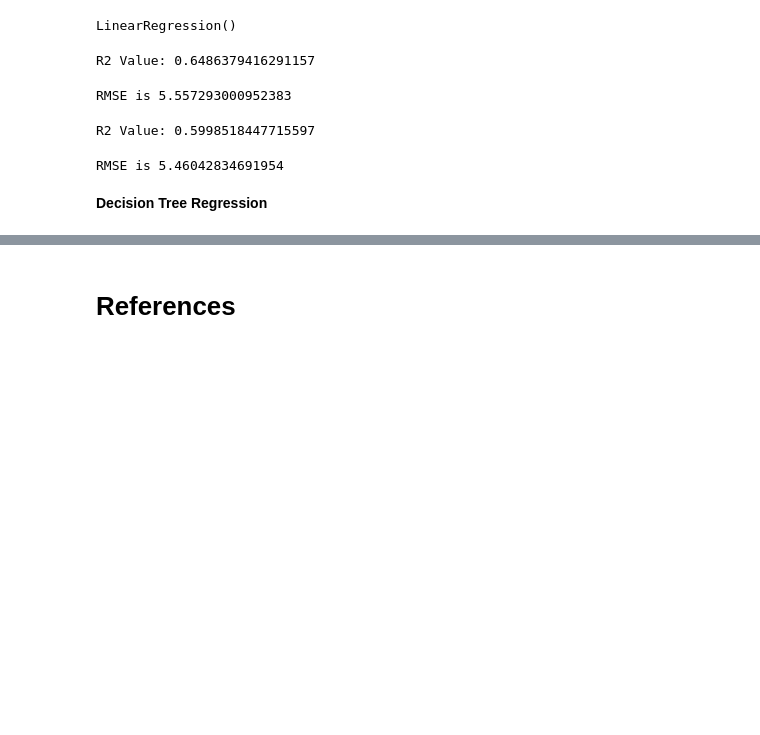
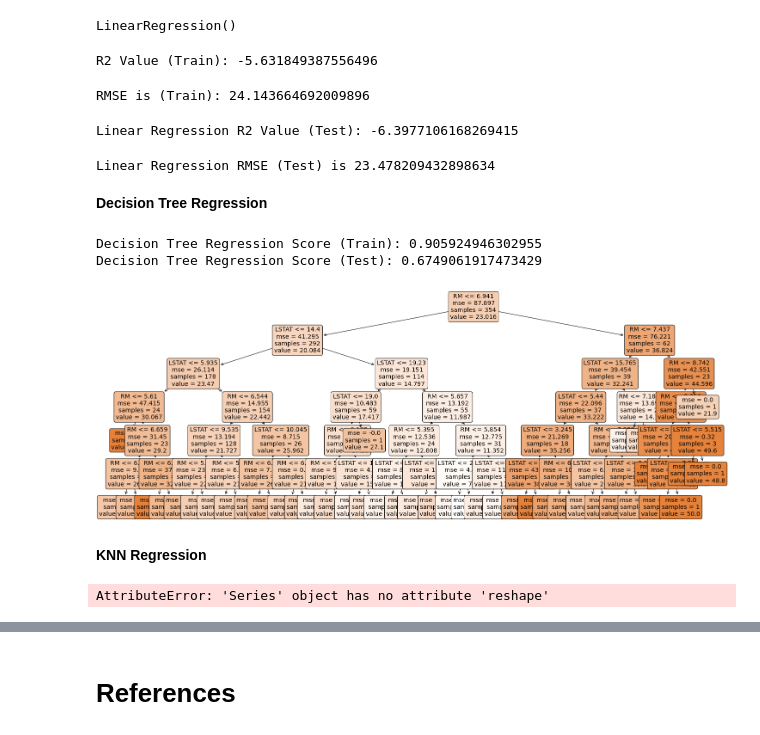
Before and after one commit to SharonNicG/52954-Machine-Learning-and-Statistics, a Jupyter notebook: scikit-learn.ipynb, the cells around one changed output, grey strips where cells are left out. Saved outputs shown, nothing was run; the diff lists cells and outputs as text; code cells hidden in the pictures; blank space fills up the shorter version.

Commit message:
Added alternate approaches to regressions

```diff
--- a/scikit-learn.ipynb
+++ b/scikit-learn.ipynb
@@ -512,25 +529,52 @@ LinearRegression()
 # Measuring Goodness of fit in Training data
 y_train_predict = lin_model.predict(X_train)
 r2 = metrics.r2_score(Y_train, y_train_predict)
-print('R2 Value:',metrics.r2_score(Y_train, y_train_predict))
+print('R2 Value (Train):',metrics.r2_score(Y_train, y_train_predict))
 # %% [output]
-R2 Value: 0.6486379416291157
+R2 Value (Train): -5.631849387556496
 # %%
 rmse = (np.sqrt(mean_squared_error(Y_train, y_train_predict)))
-print('RMSE is {}'.format(rmse))
+print("RMSE is (Train): {}". format(rmse))
 # %% [output]
-RMSE is 5.557293000952383
+RMSE is (Train): 24.143664692009896
 # %%
 # Eavluating testing set
 y_test_predict = lin_model.predict(X_test)
 r2 = metrics.r2_score(Y_test, y_test_predict)
-print('R2 Value:',metrics.r2_score(Y_test, y_test_predict))
+print('Linear Regression R2 Value (Test):',metrics.r2_score(Y_test, y_test_predict))
 # %% [output]
-R2 Value: 0.5998518447715597
+Linear Regression R2 Value (Test): -6.3977106168269415
 # %%
 rmse = (np.sqrt(mean_squared_error(Y_test, y_test_predict)))
-print('RMSE is {}'.format(rmse))
+print('Linear Regression RMSE (Test) is {}'.format(rmse))
 # %% [output]
-RMSE is 5.46042834691954
+Linear Regression RMSE (Test) is 23.478209432898634
 # %% [markdown]
 **Decision Tree Regression**
+# %%
+X = pd.DataFrame(np.c_[dataset['LSTAT'], dataset['RM']], columns = ['LSTAT','RM'])
+Y = dataset['MEDV']
+test_size = 0.30
+seed = 42
+X_train, X_test, Y_train, Y_test = train_test_split(X, Y, test_size=test_size, random_state=seed)
+# %%
+regressor = DecisionTreeRegressor(max_depth=6)
+DT_reg = regressor.fit(X_train, Y_train)
+# %%
+print('Decision Tree Regression Score (Train):', DT_reg.score(X_train,Y_train))
+print('Decision Tree Regression Score (Test):', DT_reg.score(X_test,Y_test))
+# %% [output]
+Decision Tree Regression Score (Train): 0.905924946302955
+Decision Tree Regression Score (Test): 0.6749061917473429
+# %%
+plt.figure(figsize=(25,10))
+a = plot_tree(regressor,
+              feature_names=X.columns,
+              class_names=Y,
+              filled=True,
+              rounded=True,
+              fontsize=14)
+# %% [output]
+[figure, added]
+# %% [markdown]
+**KNN Regression**
@@ -536,0 +592,7 @@ RMSE is 5.46042834691954
+# %%
+ss_Y = StandardScaler()
+
+Y_train = ss_Y.fit_transform(Y_train.reshape(-1, 1))
+Y_test = ss_Y.transform(Y_test.reshape(-1, 1))
+# %% [output]
+AttributeError: 'Series' object has no attribute 'reshape'
```
Also changed, not shown: parts of 16 cells of this notebook.
